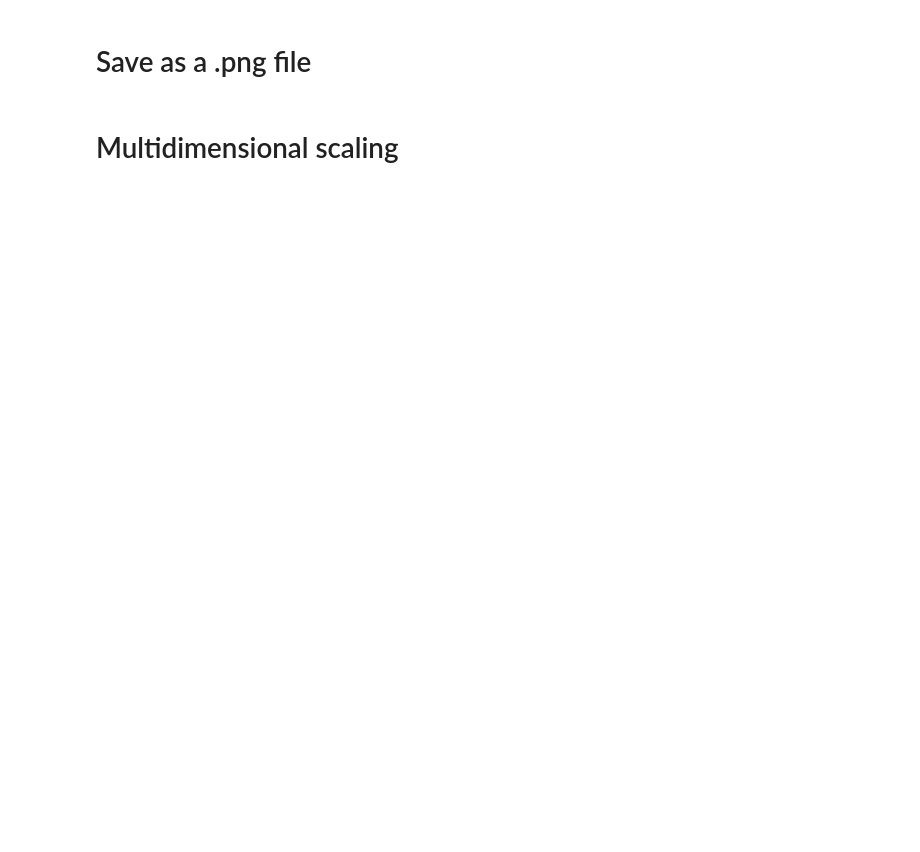
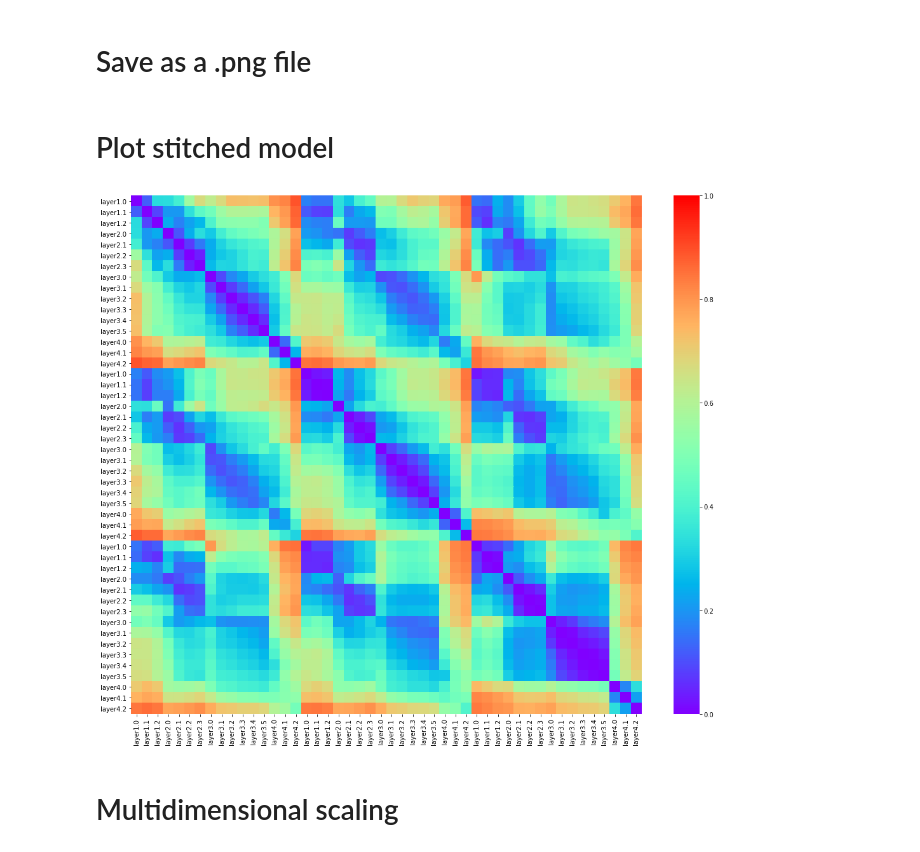
Before and after one commit to Agnessa14/RSA_object_classification, a Jupyter notebook: Plotting_Model_RDM.ipynb, the cells around one changed output. Cells and saved outputs as stored; diff of their text form; code cells hidden in the pictures; blank space fills up the shorter version.

```diff
--- a/Plotting_Model_RDM.ipynb
+++ b/Plotting_Model_RDM.ipynb
@@ -140,3 +84,51 @@ plt.show()
 # %%
 path = os.path.join(ROOT_PATH + 'Model_RDM_plots', getFileName("Model_RDM",NR_OF_SAMPLES,model_name,layer_name_model_rdm) + '.png')
 fig.savefig(path)
+# %% [markdown]
+# Plot stitched model
+# %%
+#Load the model rdms
+path_34 = '/mnt/raid/ni/agnessa/RSA/Model_RDM/Model_RDM_10000__resnet34__all.npy'
+path_50 = '/mnt/raid/ni/agnessa/RSA/Model_RDM/Model_RDM_10000__resnet50__all.npy'
+path_34_50 = '/mnt/raid/ni/agnessa/RSA/Model_RDM/Model_RDM_10000__resnet34_resnet50__all.npy'
+path_34_resnext = '/mnt/raid/ni/agnessa/RSA/Model_RDM/Model_RDM_10000__resnext101_32x8d_resnet34__all.npy'
+path_50_resnext = '/mnt/raid/ni/agnessa/RSA/Model_RDM/Model_RDM_10000__resnext101_32x8d_resnet50__all.npy'
+path_resnext = '/mnt/raid/ni/agnessa/RSA/Model_RDM/Model_RDM_10000__resnext101_32x8d__all.npy'
+
+model_rdm_34 = np.load(path_34)
+model_rdm_50 = np.load(path_50)
+model_rdm_34_50 = np.load(path_34_50)
+model_rdm_34_resnext = np.load(path_34_resnext)
+model_rdm_50_resnext = np.load(path_50_resnext)
+model_rdm_resnext = np.load(path_resnext)
+
+#take the same layers of resnext as in the resnets
+a = np.arange(13)
+b = np.arange(30,33)
+c = np.concatenate((a,b),axis=0)
+model_resized_rows = model_rdm_resnext[c,:]
+model_rdm_resnext_resized = model_resized_rows[:,c]
+
+stitched_rdm = np.ones([48,48])
+stitched_rdm[:] = np.nan
+stitched_rdm[0:16,0:16] = model_rdm_34
+stitched_rdm[0:16,16:32] = model_rdm_34_50
+stitched_rdm[16:32,0:16] = np.transpose(model_rdm_34_50)
+stitched_rdm[16:32,16:32] = model_rdm_50
+stitched_rdm[0:16,32:48] = model_rdm_34_resnext[c,0:16]
+stitched_rdm[16:32,32:48] = model_rdm_50_resnext[c,0:16]
+stitched_rdm[32:48,32:48] = model_rdm_resnext[c,c]
+stitched_rdm[32:48,0:16] = np.transpose(model_rdm_34_resnext[c,0:16])
+stitched_rdm[32:48,16:32] = np.transpose(model_rdm_50_resnext[c,0:16])
+stitched_rdm[32:48,32:48] = model_rdm_resnext_resized
+
+layer_names_list = ['layer1.0','layer1.1','layer1.2','layer2.0','layer2.1','layer2.2','layer2.3','layer3.0','layer3.1','layer3.2','layer3.3','layer3.4','layer3.5','layer4.0','layer4.1','layer4.2']
+layer_names = layer_names_list*3
+
+fig = plt.figure(figsize=(18,15))
+ax = seaborn.heatmap(stitched_rdm,  xticklabels = layer_names, yticklabels = layer_names, cmap='rainbow', vmin=0.0, vmax=1.0)
+plt.xticks(rotation=90)
+plt.yticks(rotation=0)
+plt.show()
+# %% [output]
+[figure, added]
```
Also changed, not shown: parts of 11 cells of this notebook.
